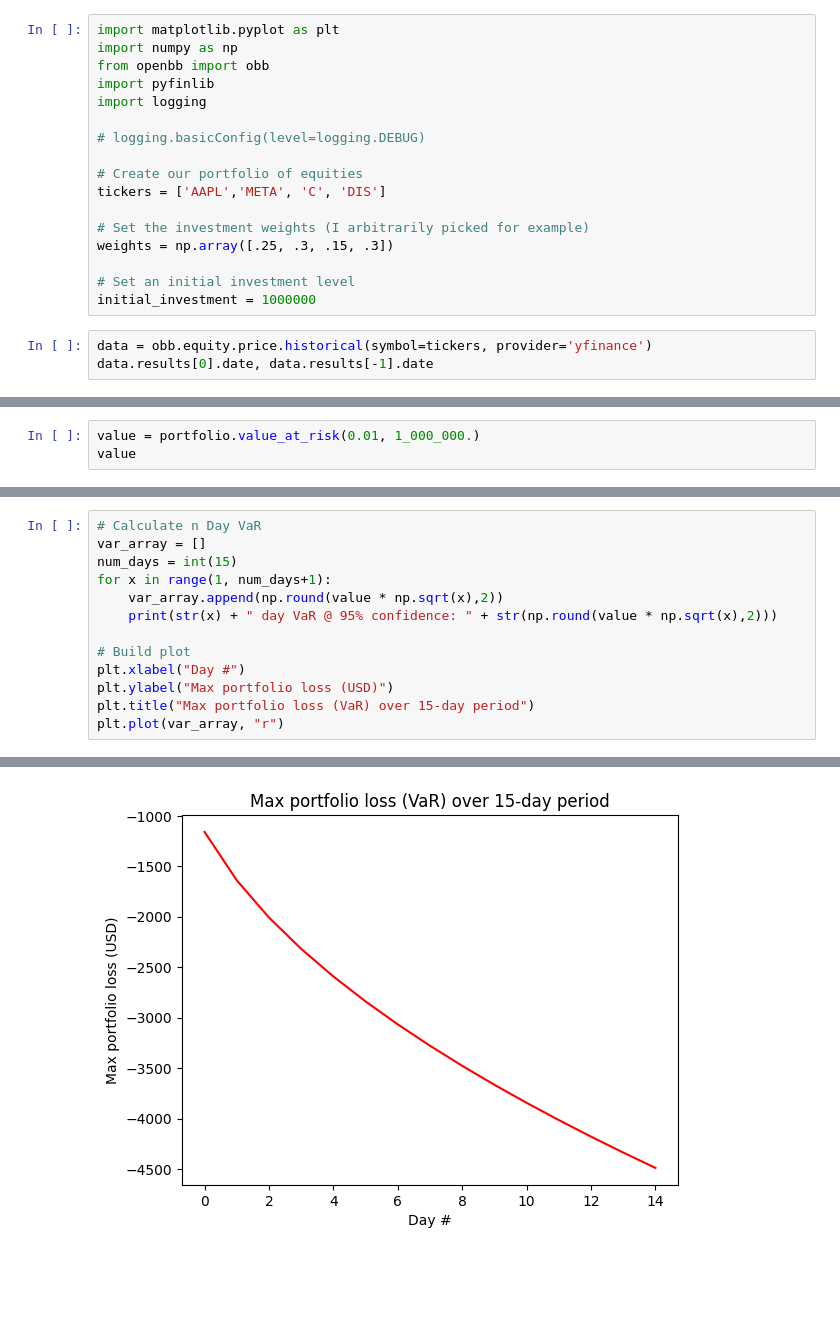
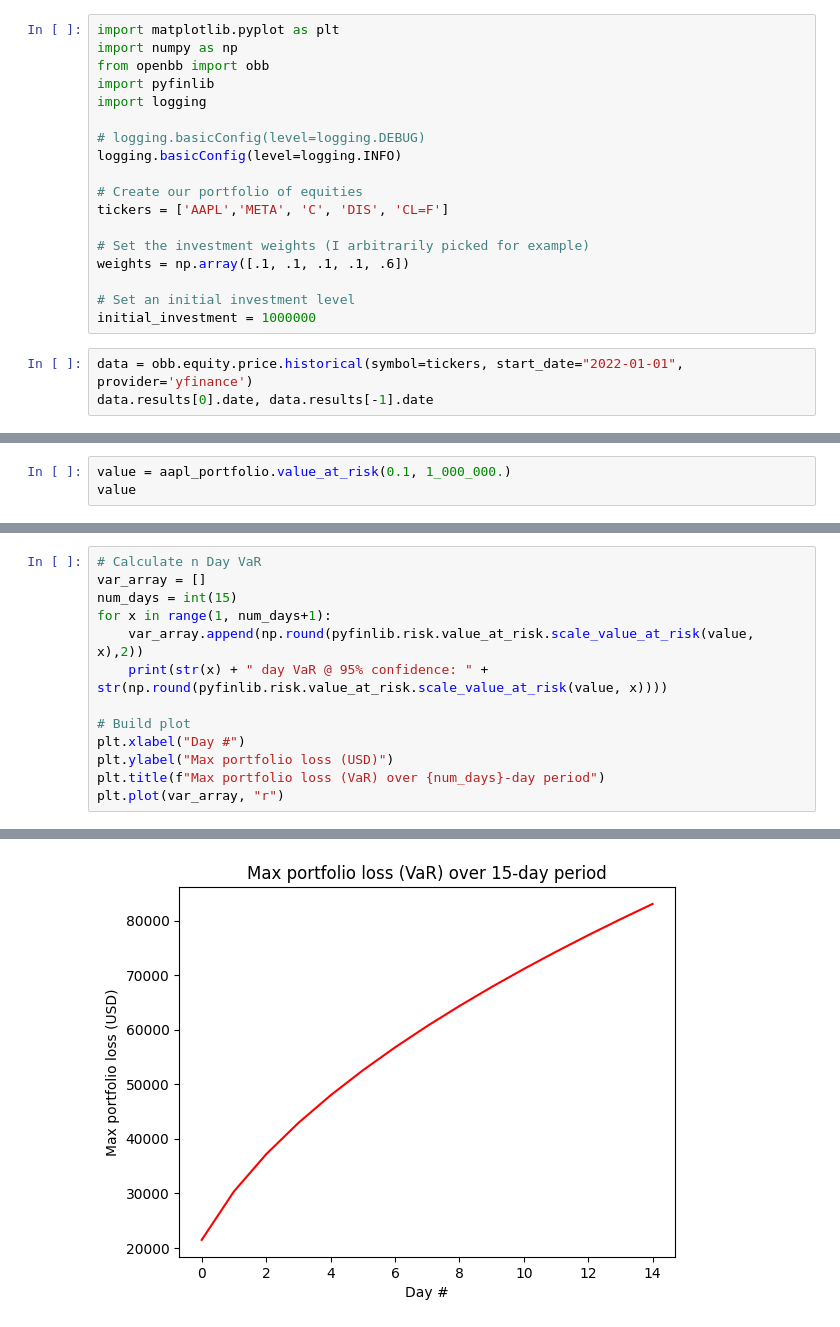
Before and after one commit to Sarsoo/finlib, a Jupyter notebook: notebooks/varcovar_var_portfolio.ipynb, the cells around one changed output, grey strips where cells are left out. Saved outputs shown, nothing was run; the diff lists cells and outputs as text; blank space fills up the shorter version.

```diff
--- a/notebooks/varcovar_var_portfolio.ipynb
+++ b/notebooks/varcovar_var_portfolio.ipynb
@@ -6,16 +6,17 @@ import pyfinlib
 import logging
 
 # logging.basicConfig(level=logging.DEBUG)
+logging.basicConfig(level=logging.INFO)
 
 # Create our portfolio of equities
-tickers = ['AAPL','META', 'C', 'DIS']
+tickers = ['AAPL','META', 'C', 'DIS', 'CL=F']
 
 # Set the investment weights (I arbitrarily picked for example)
-weights = np.array([.25, .3, .15, .3])
+weights = np.array([.1, .1, .1, .1, .6])
 
 # Set an initial investment level
 initial_investment = 1000000
 # %%
-data = obb.equity.price.historical(symbol=tickers, provider='yfinance')
+data = obb.equity.price.historical(symbol=tickers, start_date="2022-01-01", provider='yfinance')
 data.results[0].date, data.results[-1].date
 # %% [output]
@@ -57,4 +59,4 @@ plt.show()
 # %%
-value = portfolio.value_at_risk(0.01, 1_000_000.)
+value = aapl_portfolio.value_at_risk(0.1, 1_000_000.)
 value
 # %% [output]
@@ -65,12 +66,12 @@ value
 var_array = []
 num_days = int(15)
 for x in range(1, num_days+1):
-    var_array.append(np.round(value * np.sqrt(x),2))
-    print(str(x) + " day VaR @ 95% confidence: " + str(np.round(value * np.sqrt(x),2)))
+    var_array.append(np.round(pyfinlib.risk.value_at_risk.scale_value_at_risk(value, x),2))
+    print(str(x) + " day VaR @ 95% confidence: " + str(np.round(pyfinlib.risk.value_at_risk.scale_value_at_risk(value, x))))
 
 # Build plot
 plt.xlabel("Day #")
 plt.ylabel("Max portfolio loss (USD)")
-plt.title("Max portfolio loss (VaR) over 15-day period")
+plt.title(f"Max portfolio loss (VaR) over {num_days}-day period")
 plt.plot(var_array, "r")
 # %% [output]
@@ -92,2 +93,2 @@ plt.plot(var_array, "r")
 [<matplotlib.lines.Line2D at 0x...>]
-[figure, old version]
+[figure, new version]
```
Also changed, not shown: parts of 6 cells of this notebook, 11 other files.
